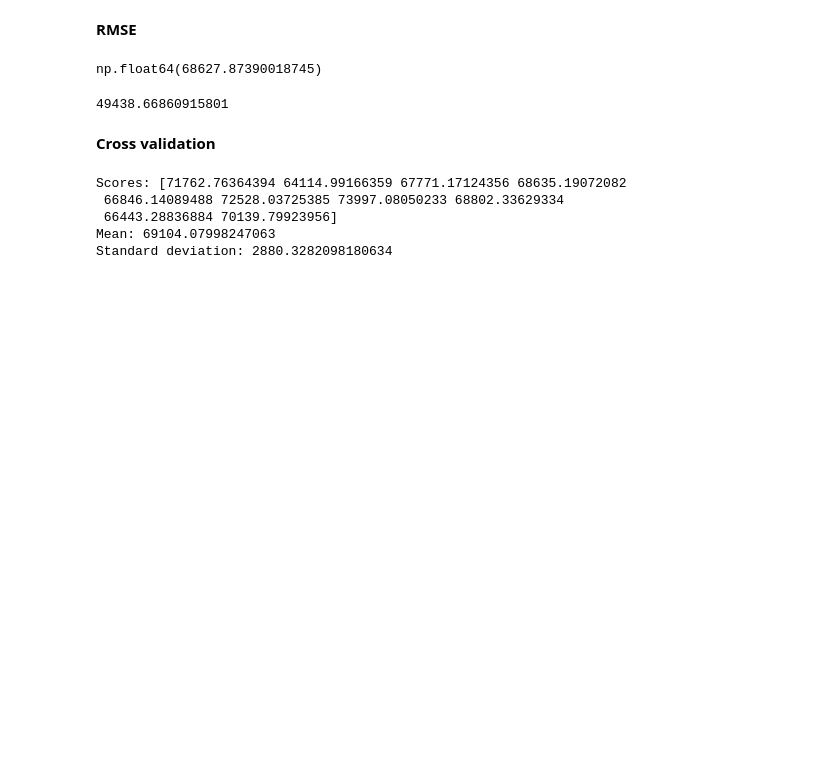
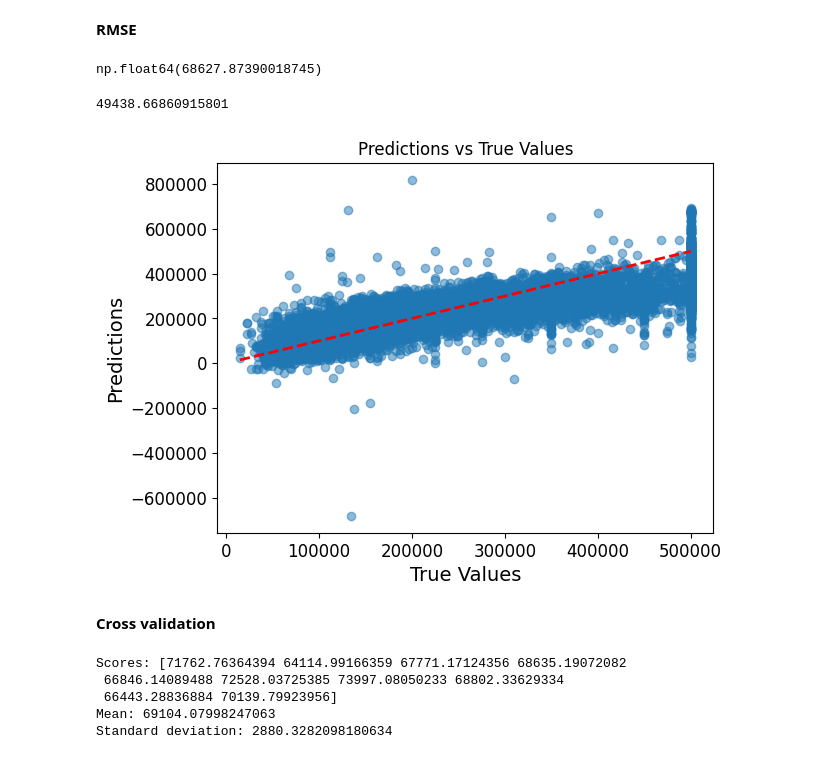
Before and after one commit to nhv96/iai600_assignment_2, a Jupyter notebook: data_pipeline.ipynb, the cells around one changed output. Saved outputs shown, nothing was run; the diff lists cells and outputs as text; code cells hidden in the pictures; blank space fills up the shorter version.

```diff
--- a/data_pipeline.ipynb
+++ b/data_pipeline.ipynb
@@ -567,6 +571,17 @@ lin_mae = mean_absolute_error(housing_labels, housing_predictions)
 lin_mae
 # %% [output]
 49438.66860915801
+# %%
+plt.scatter(housing_labels, housing_predictions, alpha=0.5)
+plt.plot([housing_labels.min(), housing_labels.max()],
+        [housing_labels.min(), housing_labels.max()],
+        'r--', lw=2)
+plt.xlabel("True Values")
+plt.ylabel("Predictions")
+plt.title("Predictions vs True Values")
+plt.show()
+# %% [output]
+[figure, added]
 # %% [markdown]
 **Cross validation**
 # %%
```
Also changed, not shown: parts of 9 cells of this notebook, 1 other file.
